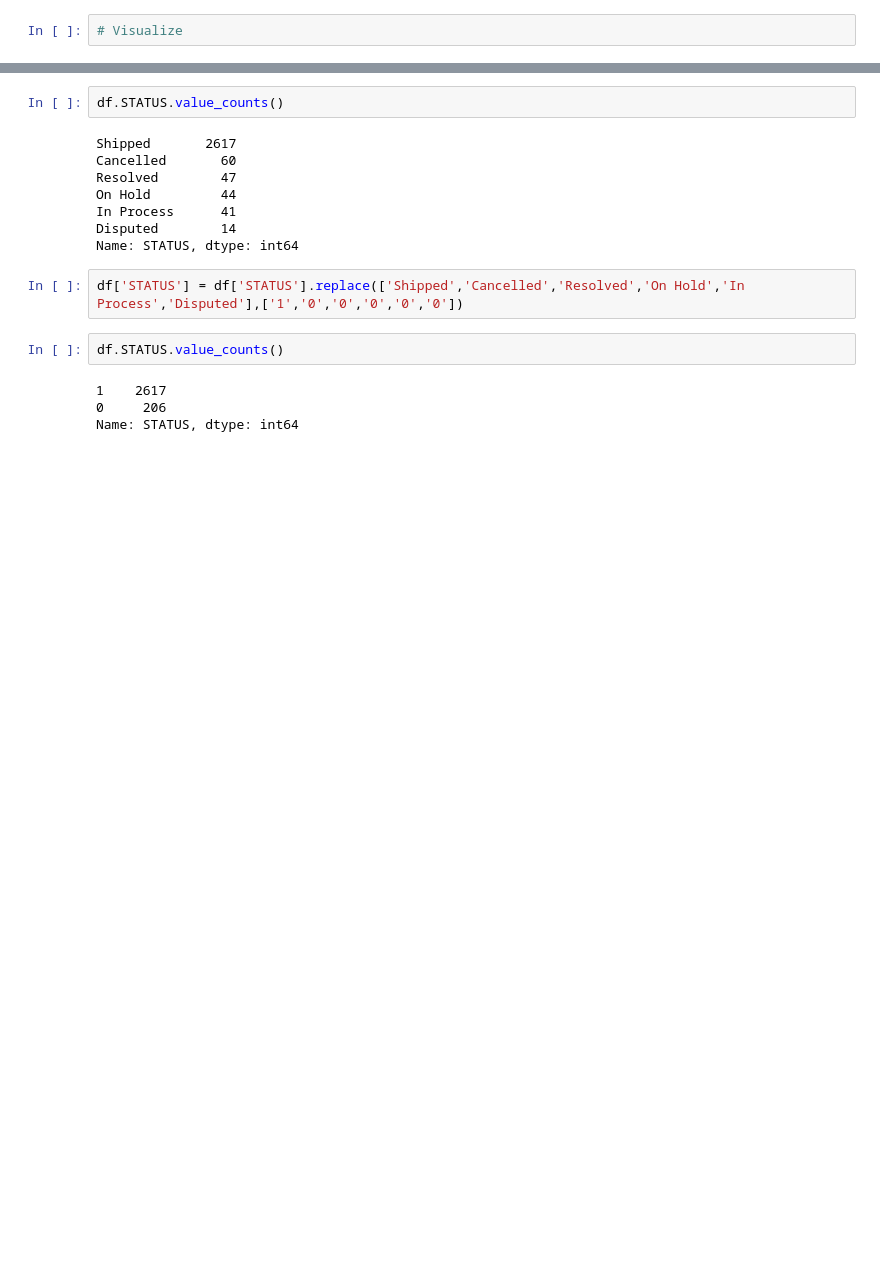
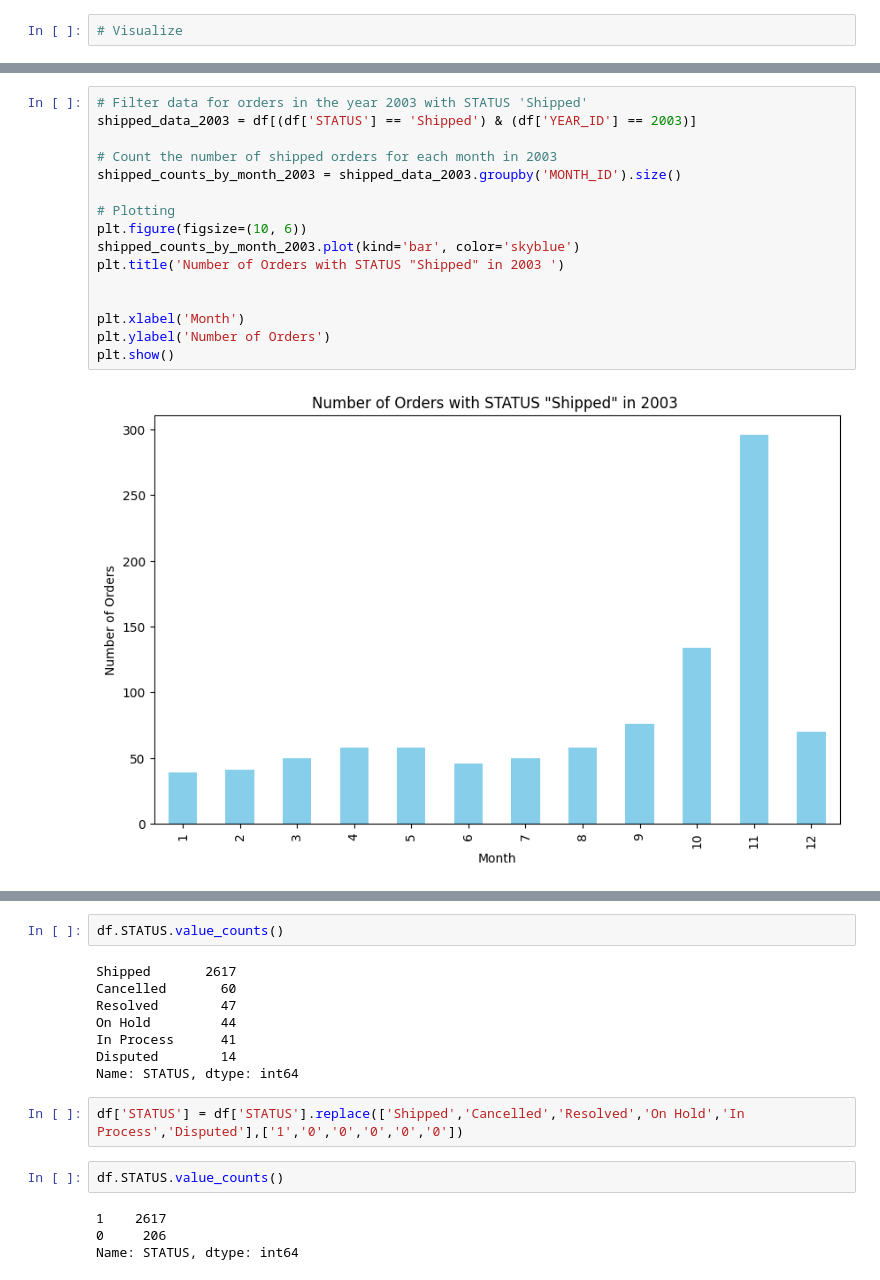
Before and after one commit to tanbaolailaptrinh/FinalMachineLearning, a Jupyter notebook: Bài 2/Question 2.ipynb, the cells around one changed output, grey strips where cells are left out. Saved outputs shown, nothing was run; the diff lists cells and outputs as text; blank space fills up the shorter version.

```diff
--- a/Bài 2/Question 2.ipynb
+++ b/Bài 2/Question 2.ipynb
@@ -131,0 +116,18 @@ plt.show()
+# %%
+# Filter data for orders in the year 2003 with STATUS 'Shipped'
+shipped_data_2003 = df[(df['STATUS'] == 'Shipped') & (df['YEAR_ID'] == 2003)]
+
+# Count the number of shipped orders for each month in 2003
+shipped_counts_by_month_2003 = shipped_data_2003.groupby('MONTH_ID').size()
+
+# Plotting
+plt.figure(figsize=(10, 6))
+shipped_counts_by_month_2003.plot(kind='bar', color='skyblue')
+plt.title('Number of Orders with STATUS "Shipped" in 2003 ')
+
+
+plt.xlabel('Month')
+plt.ylabel('Number of Orders')
+plt.show()
+# %% [output]
+[figure, added]
```
Also changed, not shown: parts of 42 cells of this notebook.
